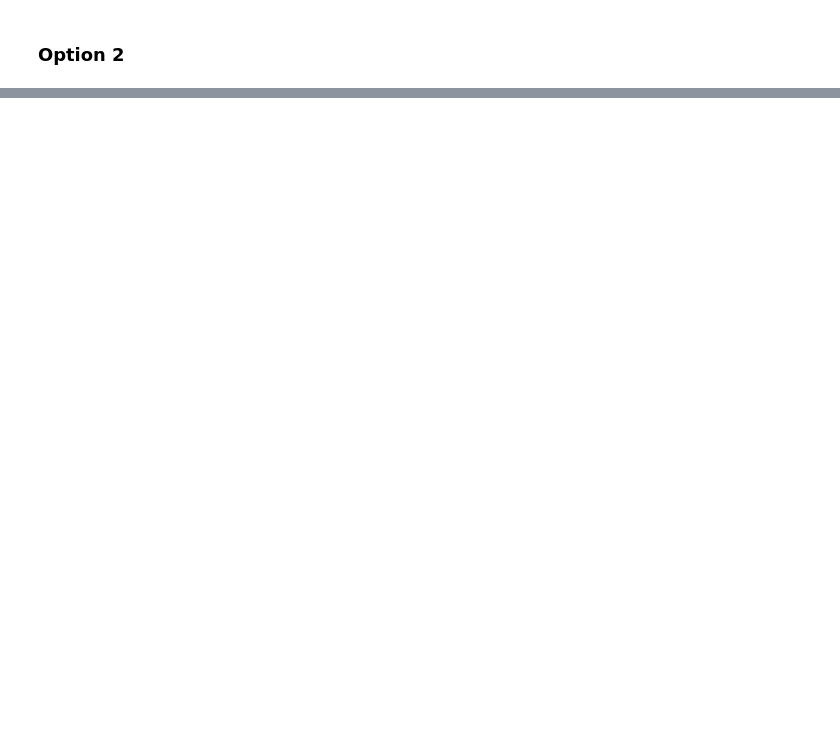
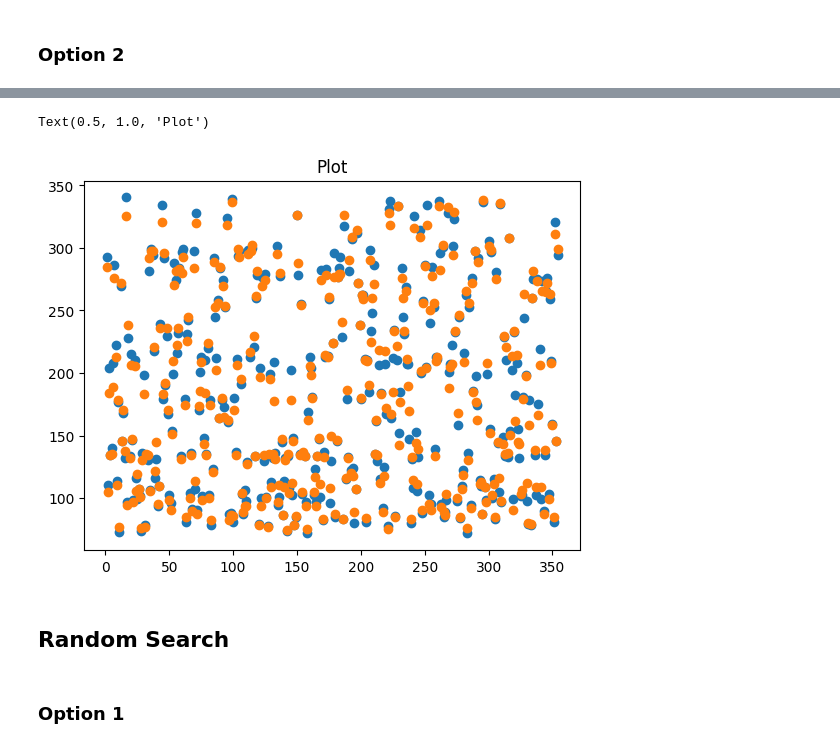
Before and after one commit to crushyz007/Machine-Learning-KMITL, a Jupyter notebook: Activity6.ipynb, the cells around one changed output, grey strips where cells are left out. Cells and saved outputs as stored; diff of their text form; code cells hidden in the pictures; blank space fills up the shorter version.

```diff
--- a/Activity6.ipynb
+++ b/Activity6.ipynb
@@ -775,0 +731,11 @@ for mean, stdev, param in zip(means, stds, params):
+# %%
+svr = SVR(kernel = grid_result.best_params_['kernel'], degree = grid_result.best_params_['degree'], C = grid_result.best_params_['C'], epsilon = grid_result.best_params_['epsilon'], gamma = grid_result.best_params_['gamma'])
+svr_grid_pred = svr.fit(X_train_2, Y_train_2).predict(X_test_2)
+plt.scatter(range(1, np.count_nonzero(Y_test_2) + 1), Y_test_2)
+plt.scatter(range(1, np.count_nonzero(svr_grid_pred) + 1), svr_grid_pred)
+plt.title(label = 'Plot')
+# %% [output]
+Text(0.5, 1.0, 'Plot')
+[figure, added]
+# %% [markdown]
+## Random Search
@@ -775,0 +755,2 @@ for mean, stdev, param in zip(means, stds, params):
+# %% [markdown]
+### Option 1
```
Also changed, not shown: parts of 31 cells of this notebook.
